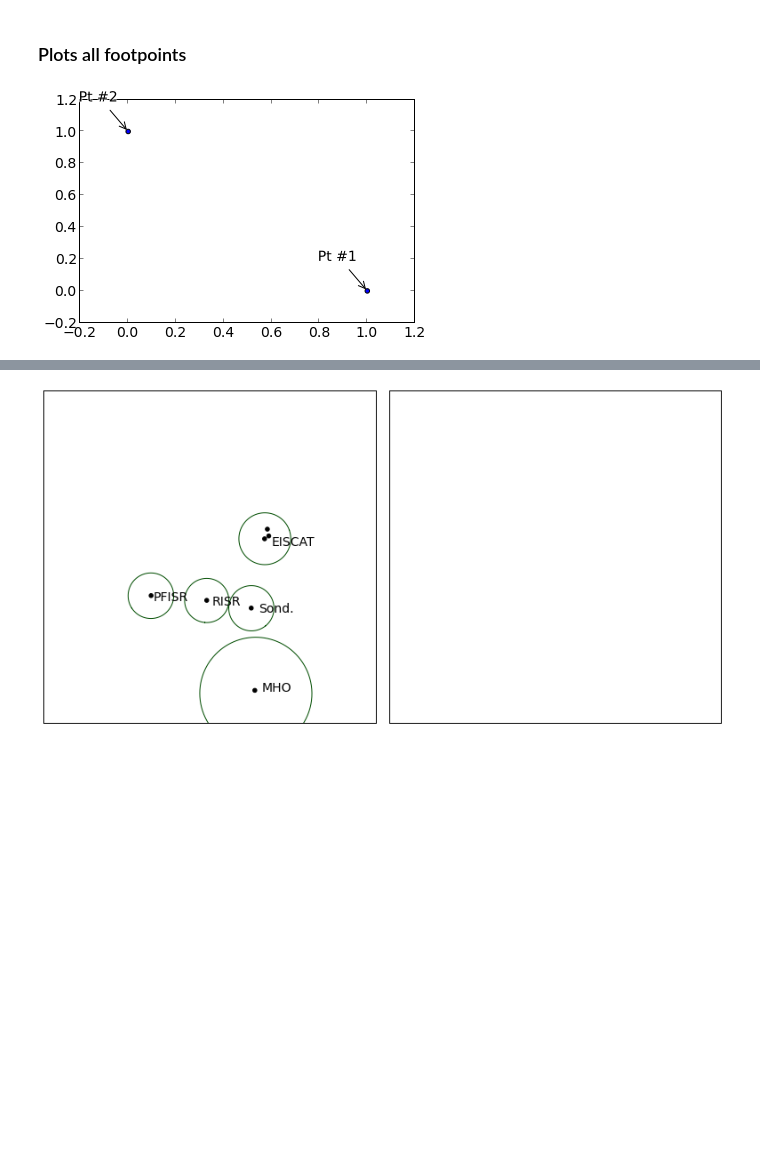
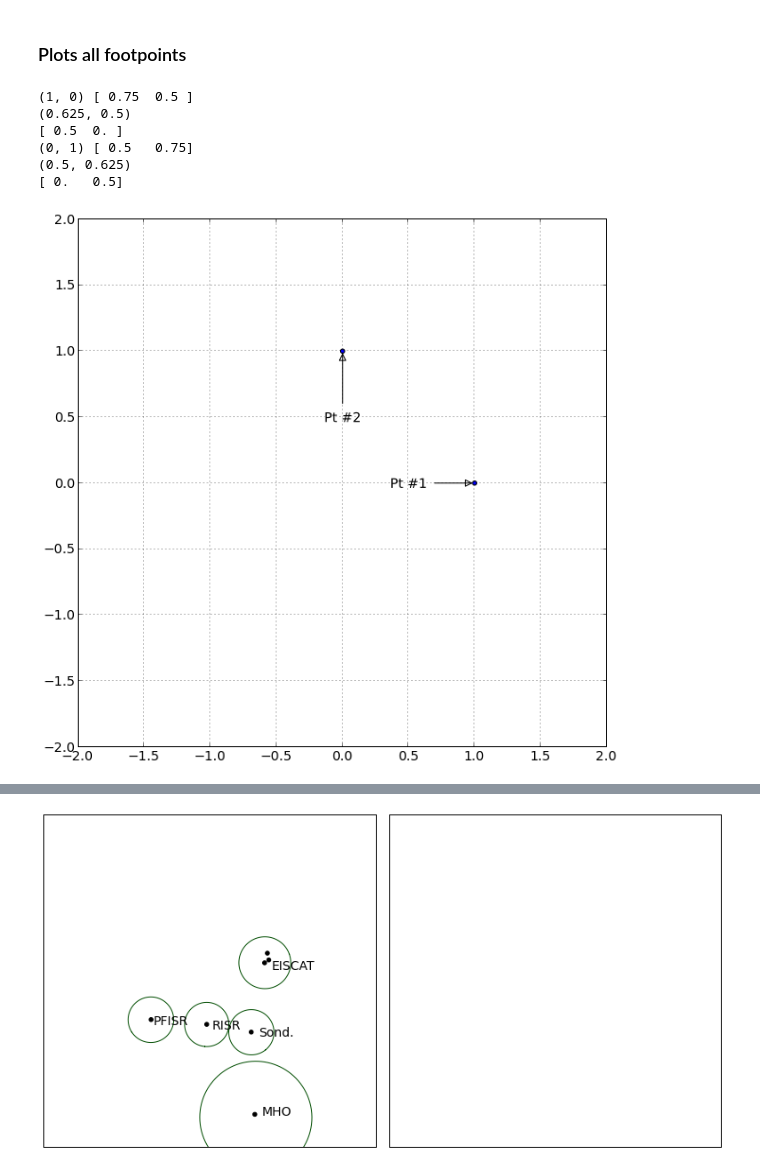
Before and after one commit to sdelarquier/code, a Jupyter notebook: notebooks/RBSP_plot.ipynb, the cells around one changed output, grey strips where cells are left out. Saved outputs shown, nothing was run; the diff lists cells and outputs as text; code cells hidden in the pictures; blank space fills up the shorter version.

```diff
--- a/notebooks/RBSP_plot.ipynb
+++ b/notebooks/RBSP_plot.ipynb
@@ -207,8 +207,9 @@ traceA.plot3d(onlyPts=65)
 # %% [markdown]
 ### Plots all footpoints
 # %%
-def textHighlighted(xy, text, ax=None, zorder=None, color='k', fontsize=None):
+def textHighlighted(xy, text, ax=None, zorder=None, color='k', fontsize=None, other_pts=None):
     import matplotlib as mp
+    if not ax: ax = gca()
 
     text_path = mp.text.TextPath( (0,0), text, size=fontsize)
 
@@ -220,23 +221,48 @@ def textHighlighted(xy, text, ax=None, zorder=None, color='k', fontsize=None):
     offsetbox2 = mp.offsetbox.AuxTransformBox(mp.transforms.IdentityTransform())
     offsetbox2.add_artist(p1)
     offsetbox2.add_artist(p2)
+    if other_pts:
+        scatC = (0, 0)
+    else:
+        ax2disp = ax.transAxes.transform
+        disp2ax = ax.transAxes.inverted().transform
+        data2disp = ax.transData.transform
+        disp2data = ax.transData.inverted().transform
+        xyA = disp2ax( data2disp( xy ) )
+        print xy, xyA
+        frac = 0.5
+        scatC = (-frac*(xyA[0]-0.5)+xyA[0], -frac*(xyA[1]-0.5)+xyA[1])
+        print scatC
+        scatC = disp2data( ax2disp( scatC ) )
+        print scatC
     ab = mp.offsetbox.AnnotationBbox(
                 offsetbox2, xy,
-                xybox=(-30, boxX),
-                boxcoords="offset points",
-                box_alignment=(.5,0),
-                arrowprops=dict(arrowstyle="->"),
-                frameon=False
+                xybox=(scatC[0], scatC[1]),
+                boxcoords="data",
+                box_alignment=(.5,.5),
+                arrowprops=dict(arrowstyle="-|>",
+                                facecolor='none'),
+                frameon=False,
                 )
 
-    if not ax: ax = gca()
     ax.add_artist(ab)
 # %%
+figure(figsize=(10,10))
+subplot(111, aspect='equal')
 scatter(1,0)
+xlim([-2,2])
+ylim([-2,2])
 textHighlighted((1,0), 'Pt #1')
+grid()
 scatter(0,1)
 textHighlighted((0,1), 'Pt #2')
 # %% [output]
+(1, 0) [ 0.75  0.5 ]
+(0.625, 0.5)
+[ 0.5  0. ]
+(0, 1) [ 0.5   0.75]
+(0.5, 0.625)
+[ 0.   0.5]
-[figure, old version]
+[figure, new version]
 # %%
 from mpl_toolkits.basemap import Basemap
```
Also changed, not shown: parts of 2 cells of this notebook, 20 other files.
